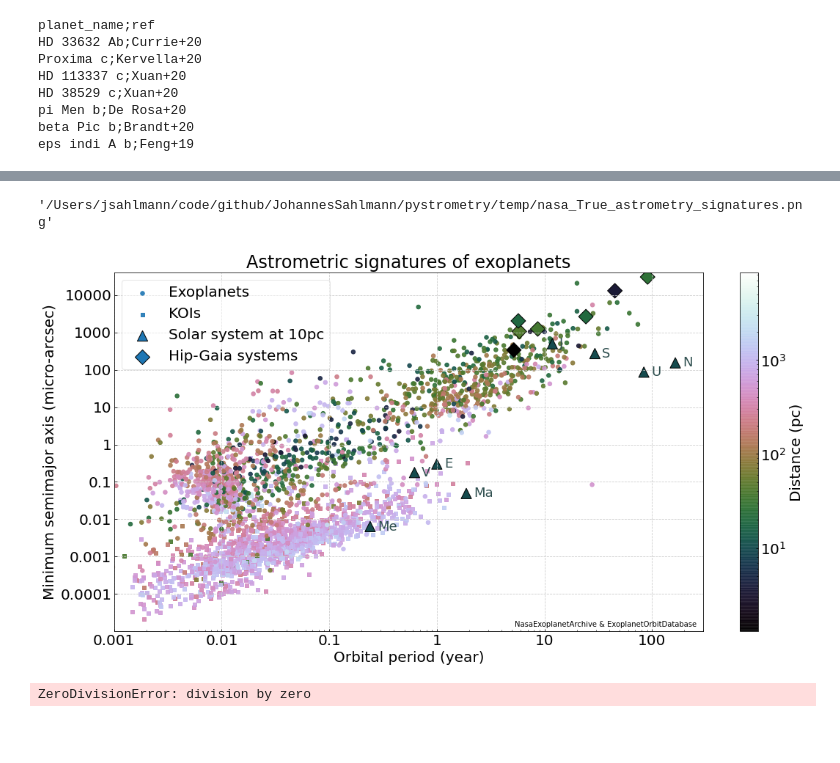
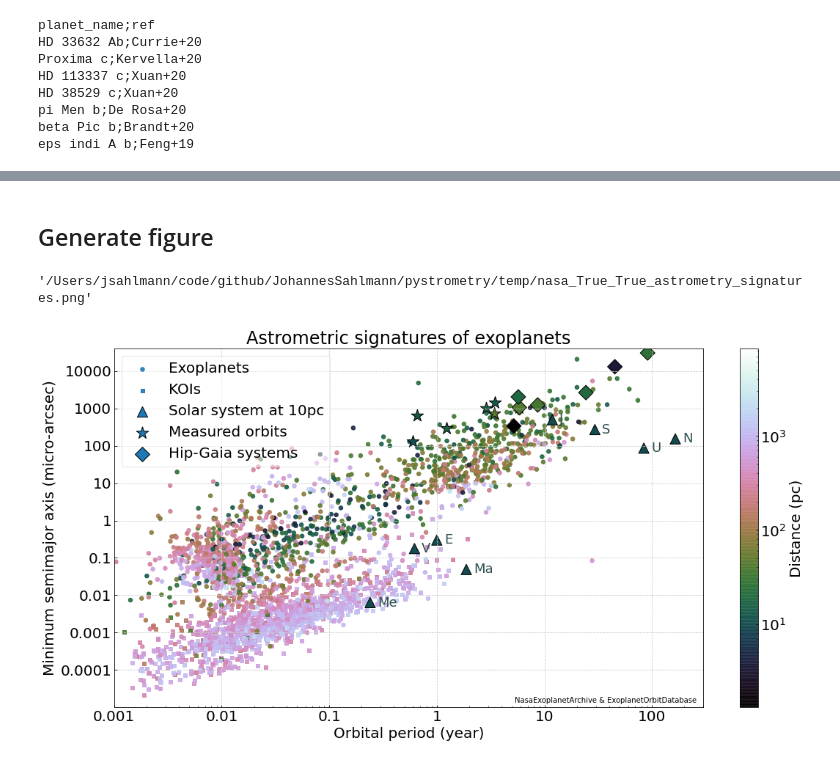
Before and after one commit to Johannes-Sahlmann/pystrometry, a Jupyter notebook: notebooks/1_exoplanet_signatures.ipynb, the cells around one changed output, grey strips where cells are left out. Saved outputs shown, nothing was run; the diff lists cells and outputs as text; code cells hidden in the pictures; blank space fills up the shorter version.

```diff
--- a/notebooks/1_exoplanet_signatures.ipynb
+++ b/notebooks/1_exoplanet_signatures.ipynb
@@ -195,11 +295,10 @@ eps indi A b;Feng+19
+# %% [markdown]
+## Generate figure
 # %%
 include_koi = True
 include_individuals = True
+include_orbits = True
 
-
-df = table.to_pandas()
-
-factor = 1000
 
 def annotate_df(row):
     #     https://stackoverflow.com/questions/15910019/annotate-data-points-while-plotting-from-pandas-dataframe
@@ -213,58 +312,53 @@ def annotate_df(row):
 x = 'period_year'
 y = 'a_phot_muas'
 
+if y == 'a_phot_muas':
+    factor = 1000
+
 colour_by = 'distance_pc'
 norm = mp.colors.LogNorm()
 colormap='viridis'
 colormap='cubehelix'
 
 
-
 fig, ax = pl.subplots()
-df.plot('period_year', 'a_phot_muas', kind='scatter', logx=True, logy=True, c=parameter_mapping_all['nasa'][colour_by], colormap=colormap, s=30, alpha=0.9, norm=norm, ax=ax, zorder=1, label='Exoplanets')
+df.plot(x, y, kind='scatter', logx=True, logy=True, c=parameter_mapping_all['nasa'][colour_by], colormap=colormap, s=30, alpha=0.9, norm=norm, ax=ax, zorder=1, label='Exoplanets')
 if include_koi:
-    eod_df_koi.plot('period_year', 'a_phot_muas', kind='scatter', logx=True, logy=True, c=parameter_mapping_all['eod'][colour_by], colormap=colormap, s=25, marker='s', alpha=0.9, zorder=-50, norm=norm, ax=ax, colorbar=False, label='KOIs')
+    eod_df_koi.plot(x, y, kind='scatter', logx=True, logy=True, c=parameter_mapping_all['eod'][colour_by], colormap=colormap, s=25, marker='s', alpha=0.9, zorder=-50, norm=norm, ax=ax, colorbar=False, label='KOIs')
 pl.ylim((1e-8*factor, 40*factor))
 pl.xlim((1e-3, 300))
-solar_system.plot('period_year', 'a_phot_muas', kind='scatter', logx=True, logy=True, s=200, c=colour_by, ax=ax, norm=norm, colormap=colormap, colorbar=False, marker='^', label='Solar system at 10pc', edgecolor='k')
+solar_system.plot(x, y, kind='scatter', logx=True, logy=True, s=200, c=colour_by, ax=ax, norm=norm, colormap=colormap, colorbar=False, marker='^', label='Solar system at 10pc', edgecolor='k')
 _ = solar_system.apply(annotate_df, axis=1)
+if include_orbits:
+    selected_systems.plot(x, y, kind='scatter', logx=True, logy=True, s=300, c=parameter_mapping_all['nasa'][colour_by], ax=ax, norm=norm, colormap=colormap, colorbar=False, label='Measured orbits',  marker='*', edgecolor='k') #,
 if include_individuals:
-    individuals.plot('period_year', 'a_phot_muas', kind='scatter', logx=True, logy=True, s=200, c=colour_by, ax=ax, norm=norm, colormap=colormap, colorbar=False, label='Hip-Gaia systems',  marker='D', edgecolor='k') #,
-# for i, name in enumerate(solar_system.name):
-#     pl.()
+    individuals.plot(x, y, kind='scatter', logx=True, logy=True, s=200, c=colour_by, ax=ax, norm=norm, colormap=colormap, colorbar=False, label='Hip-Gaia systems',  marker='D', edgecolor='k') #,
 pl.xlabel('Orbital period (year)')
 pl.ylabel('Minimum semimajor axis (micro-arcsec)')
 ax.grid(ls='--', color='0.8')
 ax.set_zorder(-52)
 
 xticks = [0.001, 0.01, 0.1, 1, 10, 100]
 xtick_labels = np.array(['0.001', '0.01', '0.1', '1', '10', '100'])
 pl.xticks(xticks, xtick_labels)
 
 yticks = [1e-4, 1e-3, 1e-2, 1e-1, 1, 10, 100, 1000, 1e4]
 ytick_labels = np.array(yticks).astype(str)
 ytick_labels = np.array(['0.0001', '0.001', '0.01', '0.1', '1', '10', '100', '1000', '10000'])
 pl.yticks(yticks, ytick_labels)
 
 cax = fig.get_axes()[1]
 cax.set_ylabel('Distance (pc)')
 pl.legend(loc=2, framealpha=0.5)
-# if selected_table_name == 'eod':
-#     pl.title('{} planets from exoplanets.org (last updated June 2018)'.format(df[y].count()))
-# if selected_table_name == 'nasa':
-#     pl.title('{} confirmed planets from exoplanetarchive.ipac'.format(df[y].count()))
-# ax.xaxis.set_major_formatter(mp.ticker.ScalarFormatter())
-# ax.yaxis.set_major_formatter(mp.ticker.ScalarFormatter())
-# ax.ticklabel_format(useOffset=False, style='plain')
 
 pl.text(0.68, 0.03, 'NasaExoplanetArchive & ExoplanetOrbitDatabase', horizontalalignment='left', verticalalignment='top',
         transform=pl.gca().transAxes, fontsize=10)
 
 pl.title('Astrometric signatures of exoplanets')
 if save_plot:
-    figure_file_name = os.path.join(TEMPORARY_DIR, '{}_{}_astrometry_signatures.png'.format(selected_table_name, include_individuals))
+    figure_file_name = os.path.join(TEMPORARY_DIR, '{}_{}_{}_astrometry_signatures.png'.format(selected_table_name, include_individuals, include_orbits))
     pl.savefig(figure_file_name, transparent=False, bbox_inches='tight', pad_inches=0.05)
-figure_file_name
+display(figure_file_name)
 # %% [output]
-'/Users/jsahlmann/code/github/JohannesSahlmann/pystrometry/temp/nasa_True_astrometry_signatures.png'
+'/Users/jsahlmann/code/github/JohannesSahlmann/pystrometry/temp/nasa_True_True_astrometry_signatures.png'
-[figure, old version]
+[figure, new version]
@@ -273,4 +364,0 @@ figure_file_name
-# %%
-1/0
-# %% [output]
-ZeroDivisionError: division by zero
```
Also changed, not shown: parts of 26 cells of this notebook, 3 other files.
